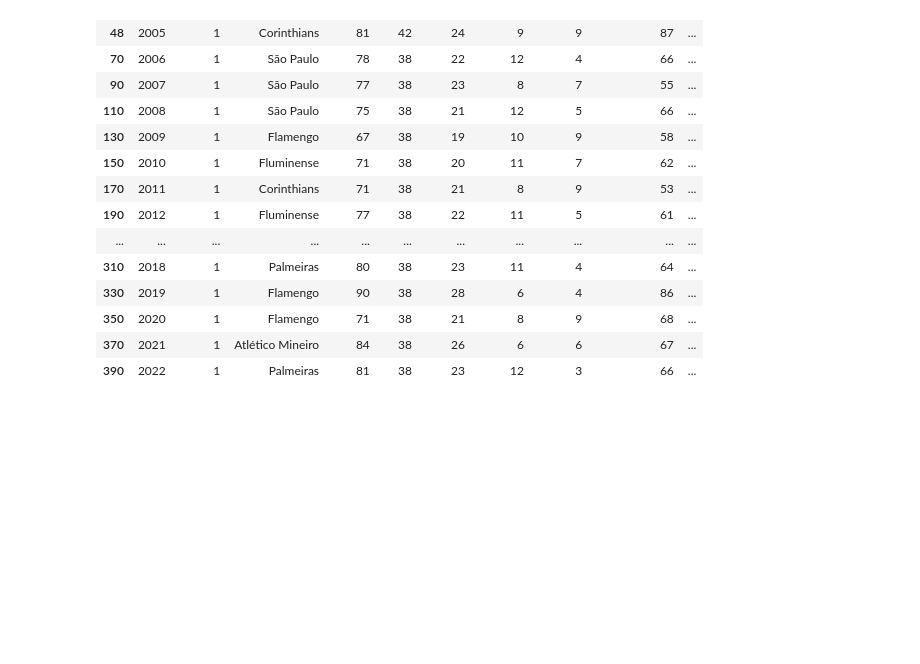
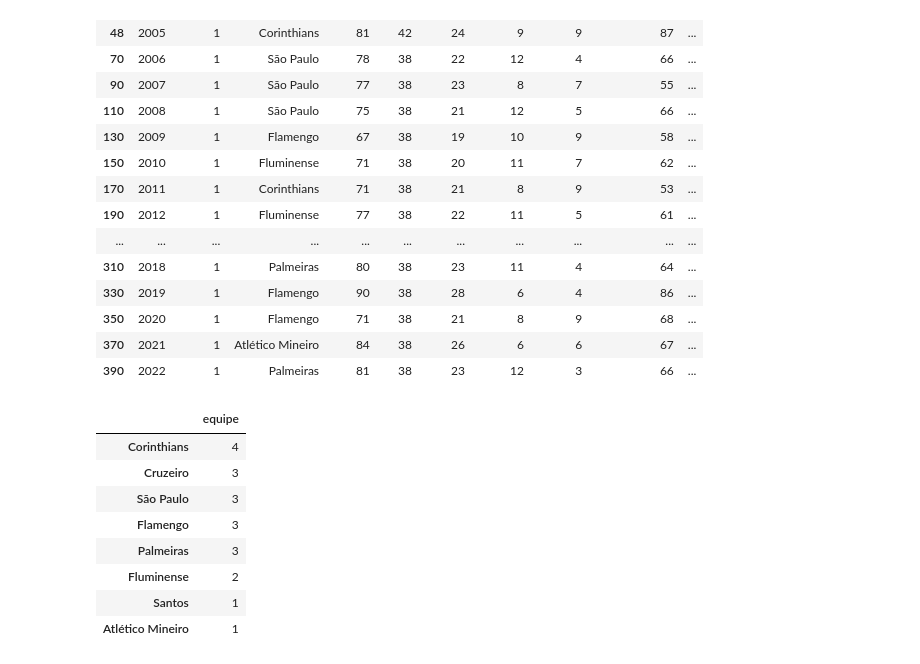
Before and after one commit to thiagooliveirt/Campeonato-Brasileiro-2003-a-2022, a Jupyter notebook: brasileirao.ipynb, the cells around one changed output. Saved outputs shown, nothing was run; the diff lists cells and outputs as text; code cells hidden in the pictures; blank space fills up the shorter version.

```diff
--- a/brasileirao.ipynb
+++ b/brasileirao.ipynb
@@ -328,3 +330,16 @@ campeoes
 | 350 | 2020 | 1 | Flamengo | 71 | 38 | 21 | 8 | 9 | 68 | ... |
 | 370 | 2021 | 1 | Atlético Mineiro | 84 | 38 | 26 | 6 | 6 | 67 | ... |
 | 390 | 2022 | 1 | Palmeiras | 81 | 38 | 23 | 12 | 3 | 66 | ... |
+# %%
+maiores_campeoes = pd.DataFrame(campeoes['equipe'][campeoes['posicao'] == 1].value_counts())
+maiores_campeoes
+# %% [output]
+|  | equipe |
+| Corinthians | 4 |
+| Cruzeiro | 3 |
+| São Paulo | 3 |
+| Flamengo | 3 |
+| Palmeiras | 3 |
+| Fluminense | 2 |
+| Santos | 1 |
+| Atlético Mineiro | 1 |
```
Also changed, not shown: parts of 4 cells of this notebook.
